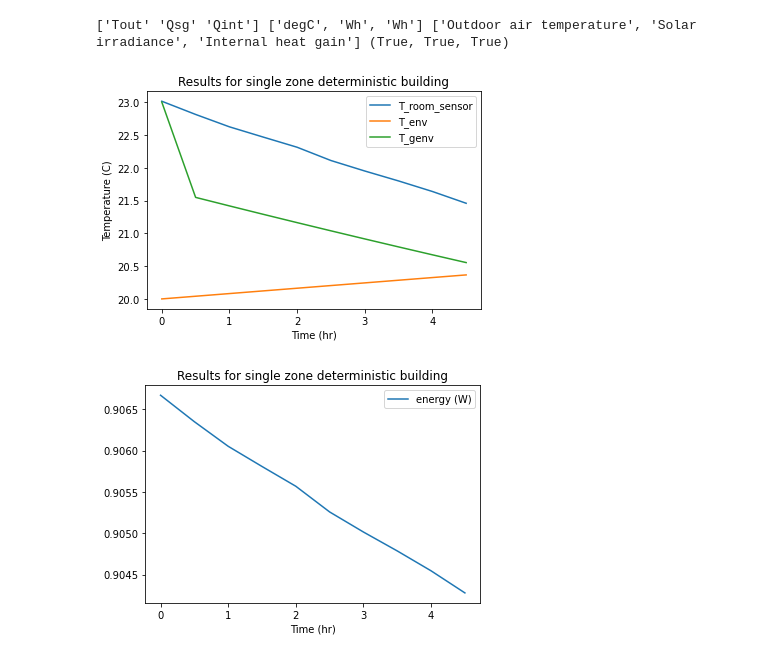
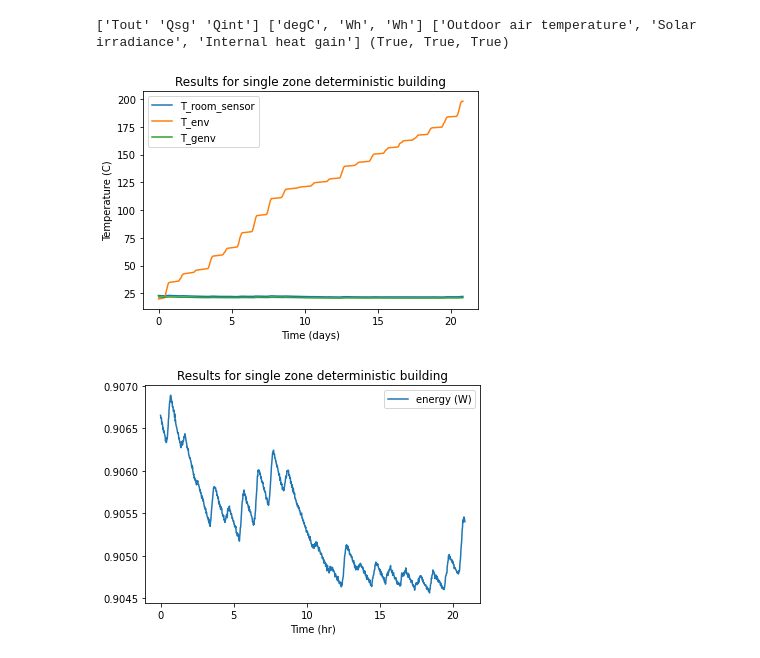
Before and after one commit to sjdyke-reth-institute/cdcm_execution, a Jupyter notebook: examples/test1.ipynb, the cells around one changed output. Saved outputs shown, nothing was run; the diff lists cells and outputs as text; code cells hidden in the pictures.

```diff
--- a/examples/test1.ipynb
+++ b/examples/test1.ipynb
@@ -37,58 +37,61 @@ weather_sys = make_data_system(
 )
 # %% [output]
 ['Tout' 'Qsg' 'Qint'] ['degC', 'Wh', 'Wh'] ['Outdoor air temperature', 'Solar irradiance', 'Internal heat gain'] (True, True, True)
+# %%
+clock = make_clock(1800)
+building_system = make_building_cdcm_system(single_zone_building,
+                                            weather_sys,
+                                            clock)[0]
+max_steps = 1000
+file_name = "test1_building.h5"
+
+if os.path.exists(file_name):
+        os.remove(file_name)
+
+test1_saver = SimulationSaver(file_name,
+                            building_system,
+                            max_steps=max_steps
+)
+
+for i in range(max_steps):
+    building_system.forward()
+    test1_saver.save()
+    building_system.transition()
 # %%
-clock = make_clock(1800)
-building_system = make_building_cdcm_system(single_zone_building,
-                                            weather_sys,
-                                            clock)[0]
-max_steps = 10
-file_name = "test1_building.h5"
-
-if os.path.exists(file_name):
-        os.remove(file_name)
-
-test1_saver = SimulationSaver(file_name,
-                            building_system,
-                            max_steps=max_steps
-)
-
-for i in range(max_steps):
-    building_system.forward()
-    test1_saver.save()
-    building_system.transition()
-
-
 T_room_sensor = (
     test1_saver.file_handler[
         "/zone_cdcm_system/zone_rc_system/T_room_sensor"
     ][:]
 )
 T_env = (
     test1_saver.file_handler["/zone_cdcm_system/zone_rc_system/T_env"][:]
 )
 T_genv = (
     test1_saver.file_handler["/zone_cdcm_system/zone_rc_system/T_genv"][:]
 )
+T_cor = (
+    test1_saver.file_handler["/zone_cdcm_system/T_cor"][:]
+)
 energy = (
     test1_saver.file_handler["/zone_cdcm_system/zone_hvac_system/energy"][:]
 )
 
-time = np.arange(max_steps) * 0.5
+time = np.arange(max_steps) * 0.5/24
 plt.plot(time, T_room_sensor, label='T_room_sensor')
 plt.plot(time, T_env, label='T_env')
 plt.plot(time, T_genv, label='T_genv')
+#plt.plot(time, T_cor, label='T_cor')
 plt.ylabel('Temperature (C)')
-plt.xlabel('Time (hr)')
+plt.xlabel('Time (days)')
 plt.title('Results for single zone deterministic building')
 plt.legend()
 plt.show()
 
 plt.plot(time, energy, label='energy (W)')
 plt.xlabel('Time (hr)')
 plt.title('Results for single zone deterministic building')
 plt.legend()
 plt.show()
 # %% [output]
-[figure, old version]
+[figure, new version]
-[figure, old version]
+[figure, new version]
```
Also changed, not shown: 2 other files.
